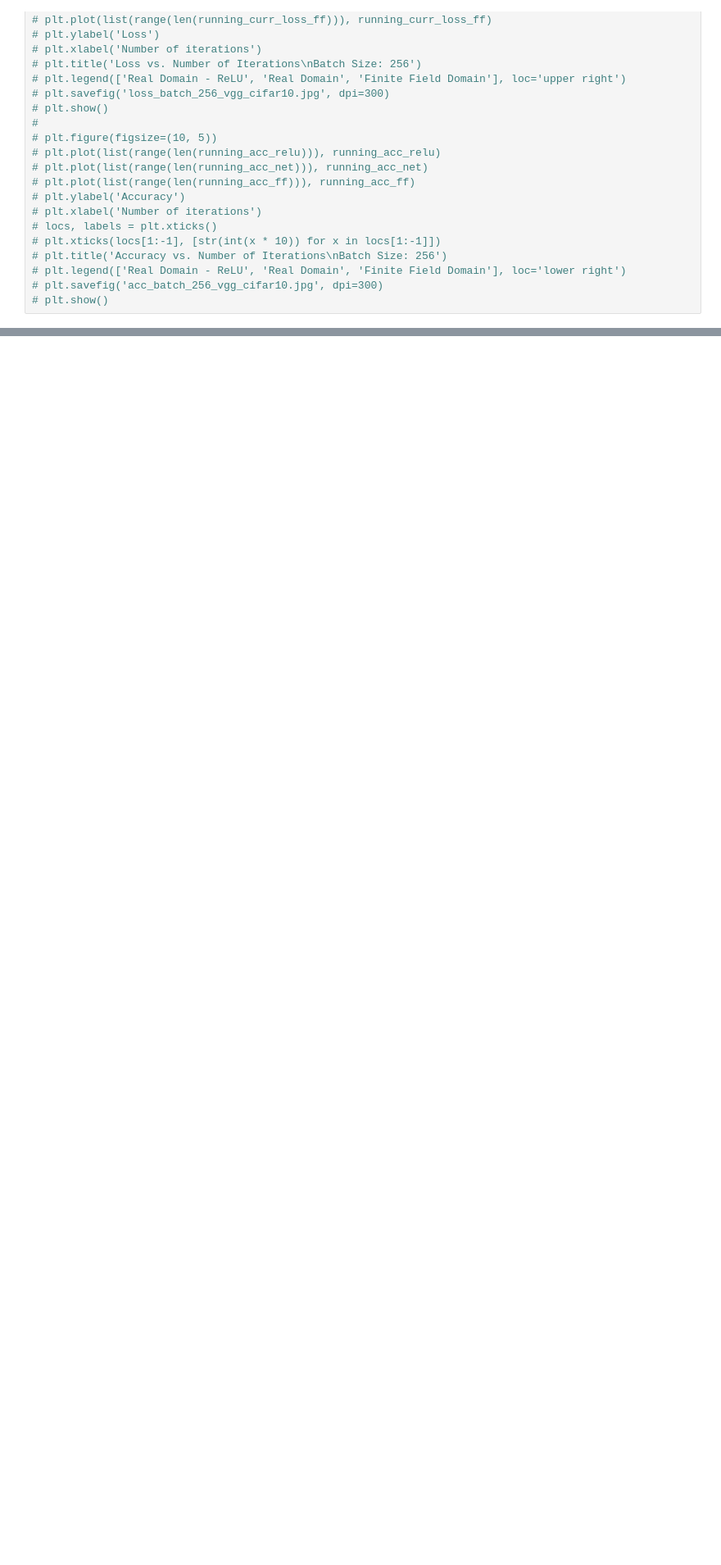
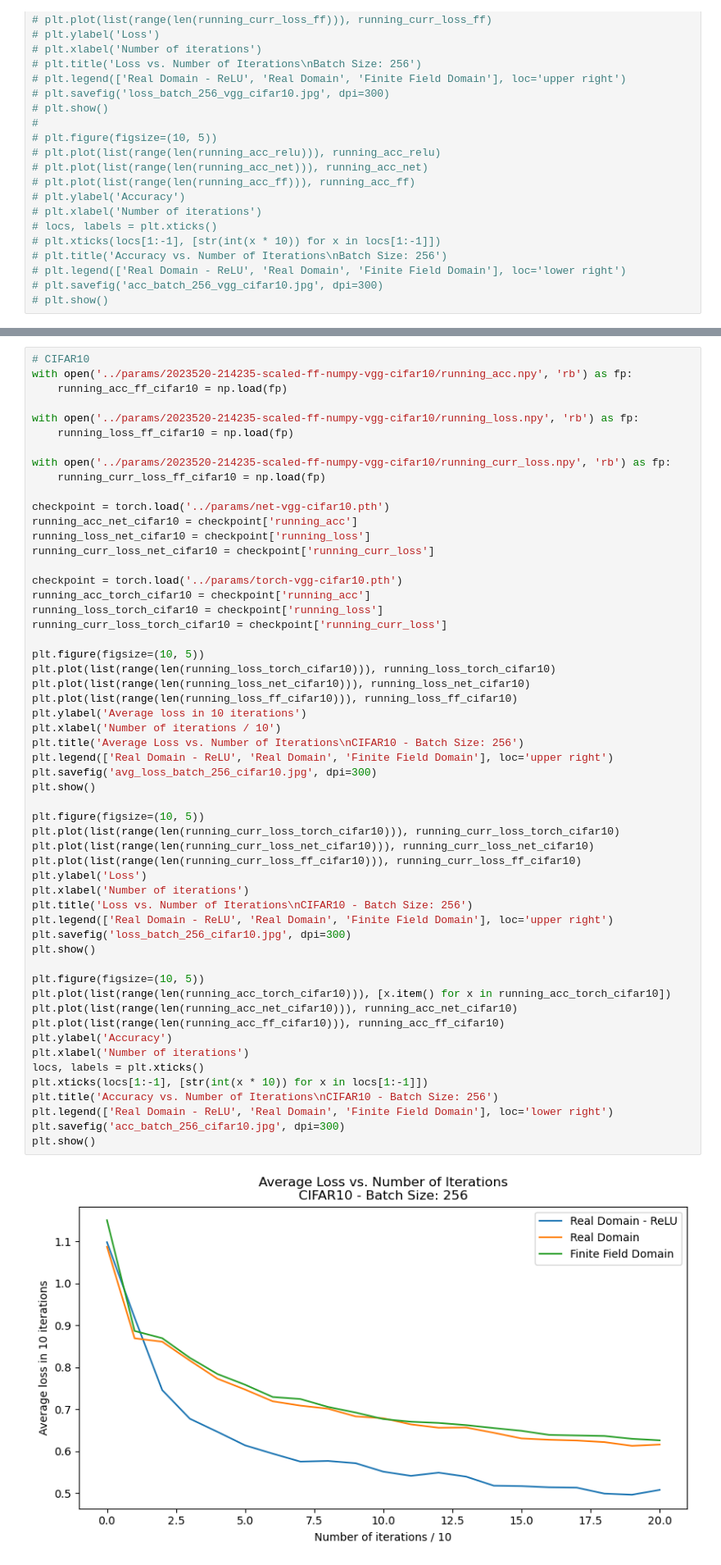
Before and after one commit to gulerlab/finite-field-nn, a Jupyter notebook: plots/plot_from_saved_data.ipynb, the cells around one changed output, grey strips where cells are left out. Shown at 82% size. Drawn from its saved outputs; the diff is of its cells as text; blank space fills up the shorter version.

```diff
--- a/plots/plot_from_saved_data.ipynb
+++ b/plots/plot_from_saved_data.ipynb
@@ -56,0 +175,57 @@ import torch
+# %%
+# CIFAR10
+with open('../params/2023520-214235-scaled-ff-numpy-vgg-cifar10/running_acc.npy', 'rb') as fp:
+    running_acc_ff_cifar10 = np.load(fp)
+
+with open('../params/2023520-214235-scaled-ff-numpy-vgg-cifar10/running_loss.npy', 'rb') as fp:
+    running_loss_ff_cifar10 = np.load(fp)
+
+with open('../params/2023520-214235-scaled-ff-numpy-vgg-cifar10/running_curr_loss.npy', 'rb') as fp:
+    running_curr_loss_ff_cifar10 = np.load(fp)
+
+checkpoint = torch.load('../params/net-vgg-cifar10.pth')
+running_acc_net_cifar10 = checkpoint['running_acc']
+running_loss_net_cifar10 = checkpoint['running_loss']
+running_curr_loss_net_cifar10 = checkpoint['running_curr_loss']
+
+checkpoint = torch.load('../params/torch-vgg-cifar10.pth')
+running_acc_torch_cifar10 = checkpoint['running_acc']
+running_loss_torch_cifar10 = checkpoint['running_loss']
+running_curr_loss_torch_cifar10 = checkpoint['running_curr_loss']
+
+plt.figure(figsize=(10, 5))
+plt.plot(list(range(len(running_loss_torch_cifar10))), running_loss_torch_cifar10)
+plt.plot(list(range(len(running_loss_net_cifar10))), running_loss_net_cifar10)
+plt.plot(list(range(len(running_loss_ff_cifar10))), running_loss_ff_cifar10)
+plt.ylabel('Average loss in 10 iterations')
+plt.xlabel('Number of iterations / 10')
+plt.title('Average Loss vs. Number of Iterations\nCIFAR10 - Batch Size: 256')
+plt.legend(['Real Domain - ReLU', 'Real Domain', 'Finite Field Domain'], loc='upper right')
+plt.savefig('avg_loss_batch_256_cifar10.jpg', dpi=300)
+plt.show()
+
+plt.figure(figsize=(10, 5))
+plt.plot(list(range(len(running_curr_loss_torch_cifar10))), running_curr_loss_torch_cifar10)
+plt.plot(list(range(len(running_curr_loss_net_cifar10))), running_curr_loss_net_cifar10)
+plt.plot(list(range(len(running_curr_loss_ff_cifar10))), running_curr_loss_ff_cifar10)
+plt.ylabel('Loss')
+plt.xlabel('Number of iterations')
+plt.title('Loss vs. Number of Iterations\nCIFAR10 - Batch Size: 256')
+plt.legend(['Real Domain - ReLU', 'Real Domain', 'Finite Field Domain'], loc='upper right')
+plt.savefig('loss_batch_256_cifar10.jpg', dpi=300)
+plt.show()
+
+plt.figure(figsize=(10, 5))
+plt.plot(list(range(len(running_acc_torch_cifar10))), [x.item() for x in running_acc_torch_cifar10])
+plt.plot(list(range(len(running_acc_net_cifar10))), running_acc_net_cifar10)
+plt.plot(list(range(len(running_acc_ff_cifar10))), running_acc_ff_cifar10)
+plt.ylabel('Accuracy')
+plt.xlabel('Number of iterations')
+locs, labels = plt.xticks()
+plt.xticks(locs[1:-1], [str(int(x * 10)) for x in locs[1:-1]])
+plt.title('Accuracy vs. Number of Iterations\nCIFAR10 - Batch Size: 256')
+plt.legend(['Real Domain - ReLU', 'Real Domain', 'Finite Field Domain'], loc='lower right')
+plt.savefig('acc_batch_256_cifar10.jpg', dpi=300)
+plt.show()
+# %% [output]
+[figure, added]
```
Also changed, not shown: parts of 3 cells of this notebook, 13 other files.
